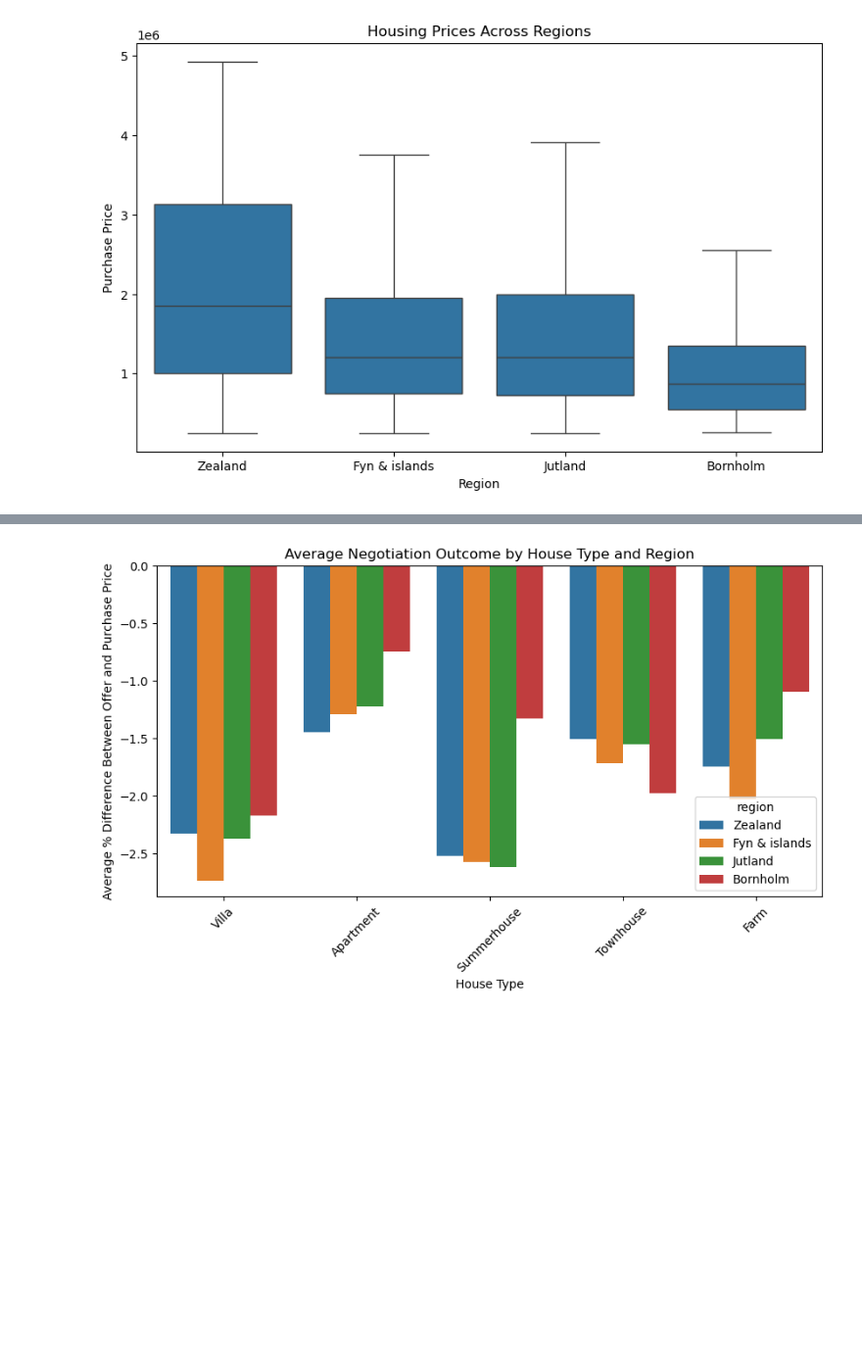
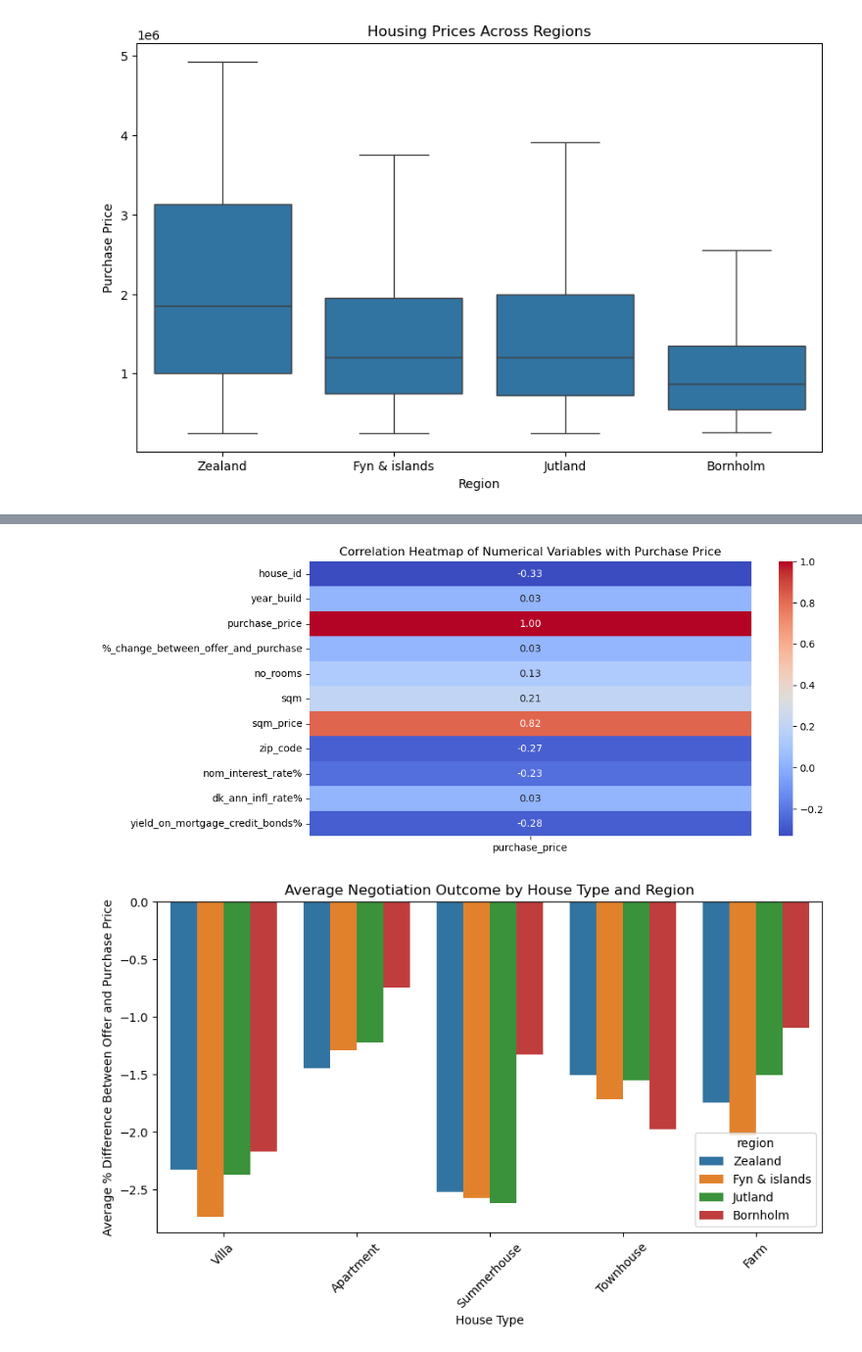
Before and after one commit to Ayomikun721/EXPLORATORY-DATA-ANALYSIS, a Jupyter notebook: EXPLORATORY DA.ipynb, the cells around one changed output, grey strips where cells are left out. Shown at 98% size. Cells and saved outputs as stored; diff of their text form; code cells hidden in the pictures; blank space fills up the shorter version.

```diff
--- a/EXPLORATORY DA.ipynb
+++ b/EXPLORATORY DA.ipynb
@@ -677,3 +677,11 @@ plt.show()
+# %%
+corr_price = df.corr(numeric_only=True)[['purchase_price']]
+plt.figure(figsize=(10,5))
+sb.heatmap(corr_price, annot=True, cmap="coolwarm", fmt=".2f")
+plt.title("Correlation Heatmap of Numerical Variables with Purchase Price")
+plt.show()
+# %% [output]
+[figure, added]
 # %%
 plt.figure(figsize=(10,5))
 sb.barplot(data=df, x="house_type", y="%_change_between_offer_and_purchase", hue="region", errorbar=None)
```
Also changed, not shown: parts of 1 cell of this notebook, 2 other files.
